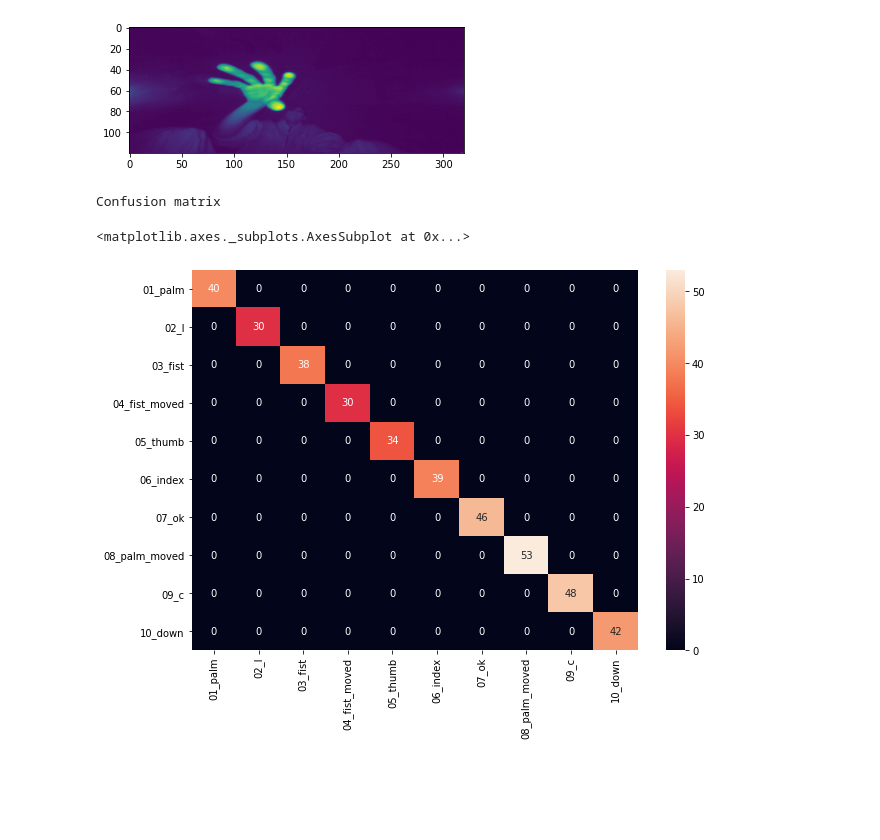
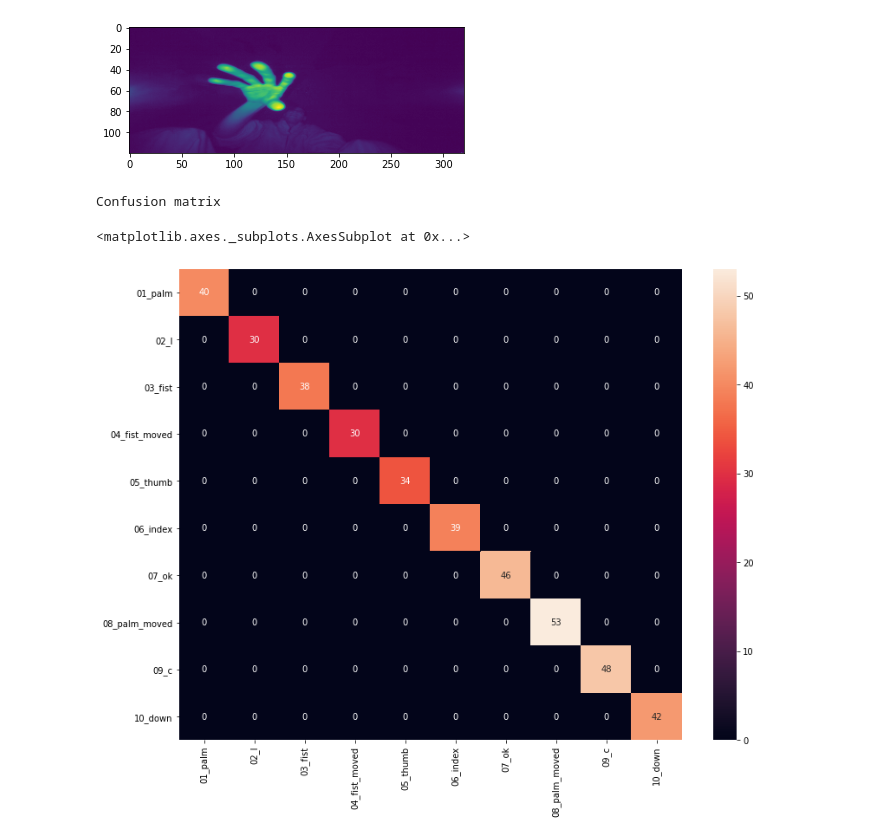
Before and after one commit to Minatozaki0911/HandSignDetection_BackgroundSubtraction, a Jupyter notebook: CV202.ipynb, the cells around one changed output. Cells and saved outputs as stored; diff of their text form; code cells hidden in the pictures; blank space fills up the shorter version.

```diff
--- a/CV202.ipynb
+++ b/CV202.ipynb
@@ -194,14 +199,14 @@ Test data number 300
 # %%
 cm = confusion_matrix(y_test.argmax(axis=1), y_pred.argmax(axis=1))
 print("Confusion matrix")
 df_cm = pd.DataFrame(cm, index = [i for i in labels],
                   columns = [i for i in labels])
-plt.figure(figsize = (10,7))
+plt.figure(figsize = (13,10))
 sn.heatmap(df_cm, annot=True)
 # %% [output]
 Confusion matrix
 <matplotlib.axes._subplots.AxesSubplot at 0x...>
-[figure, old version]
+[figure, new version]
 # %%
 print(classification_report(y_test.argmax(axis=1), y_pred.argmax(axis=1), target_names=labels))
 # %% [output]
```
Also changed, not shown: parts of 3 cells of this notebook.
